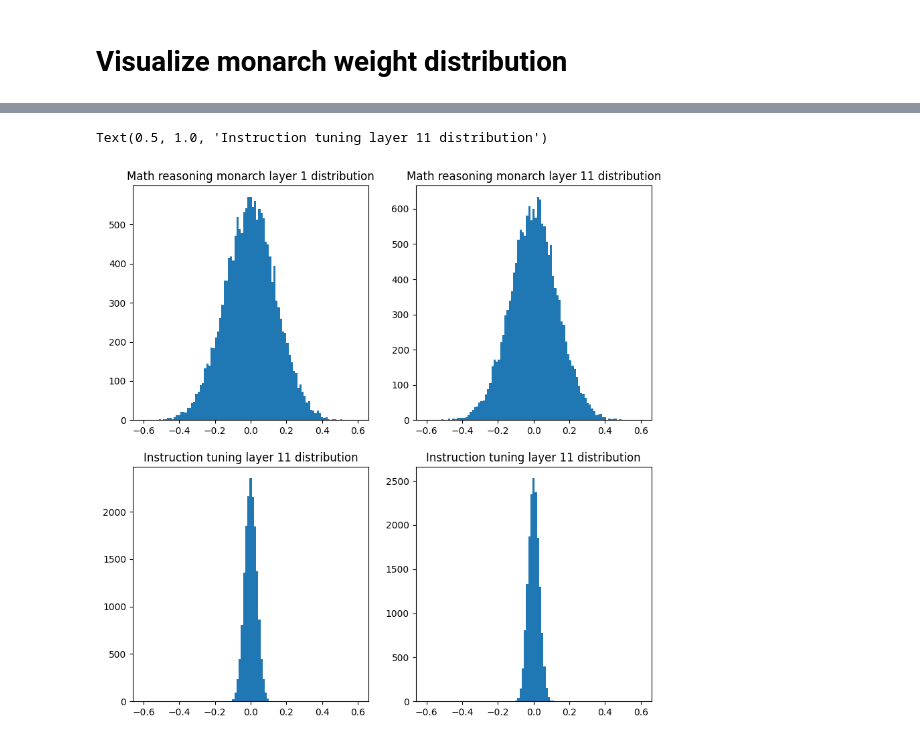
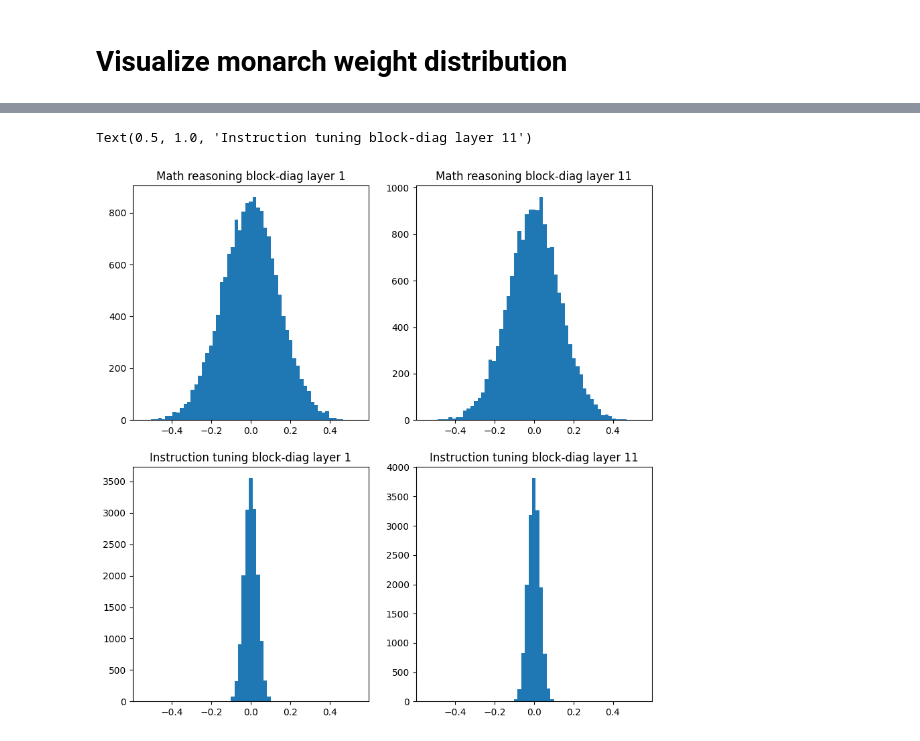
Before and after one commit to SprocketLab/sparse_matrix_fine_tuning, a Jupyter notebook: show_hp.ipynb, the cells around one changed output, grey strips where cells are left out. Drawn from its saved outputs; the diff is of its cells as text; code cells hidden in the pictures.

```diff
--- a/show_hp.ipynb
+++ b/show_hp.ipynb
@@ -90,31 +118,59 @@ Text(0.5, 1.0, 'Llama monarch layer 11 distribution')
 # %%
+# Set plot type
+reconstruct = False
+layer_type = "reconstructed" if reconstruct else "block-diag"
+nbins = 60
+
 plt.figure(figsize=(10, 10))
 math_ckpt = "pyreft/loreft/official_results/llama-7b-hf.math.20240501152313795515/checkpoint-3500/intervenable_model/pytorch_model.bin"
 instruct_ckpt = "results/llama_mmlu/checkpoint-1683/pytorch_model-00001-of-00002.bin"
 llama_math_weights = torch.load(math_ckpt, map_location="cpu")
 llama_weights = torch.load(instruct_ckpt, map_location="cpu")
-nbins = 100
-max_val = 0.6
+max_val = 0.1
+
 plt.subplot(2, 2, 1)
-weights = llama_math_weights["model.layers.1.self_attn.q_proj.blkdiag1"]
-plt.hist(weights.detach().cpu().flatten(), bins=np.linspace(-max_val, max_val, nbins))
-plt.title("Math reasoning monarch layer 1 distribution")
+weights = blkdiag1 = llama_math_weights["model.layers.1.self_attn.q_proj.blkdiag1"].cuda()
+if reconstruct:
+    blkdiag2 = llama_math_weights["model.layers.1.self_attn.q_proj.blkdiag2"].cuda()
+    in_dim = blkdiag1.shape[0] * blkdiag1.shape[-1]
+    weights = blockdiag_butterfly_multiply(torch.eye(in_dim).to(blkdiag1), blkdiag1, blkdiag2)
+
+max_val = weights.max().item()
+
+plt.hist(weights.detach().cpu().flatten().numpy(), bins=np.linspace(-max_val, max_val, nbins))
+plt.title(f"Math reasoning {layer_type} layer 1")
 
 plt.subplot(2, 2, 2)
-weights = llama_math_weights["model.layers.11.self_attn.q_proj.blkdiag1"]
-plt.hist(weights.detach().cpu().flatten(), bins=np.linspace(-max_val, max_val, nbins))
-plt.title("Math reasoning monarch layer 11 distribution")
+weights = blkdiag1 = llama_math_weights["model.layers.11.self_attn.q_proj.blkdiag1"].cuda()
+if reconstruct:
+    blkdiag2 = llama_math_weights["model.layers.11.self_attn.q_proj.blkdiag2"].cuda()
+    in_dim = blkdiag1.shape[0] * blkdiag1.shape[-1]
+    weights = blockdiag_butterfly_multiply(torch.eye(in_dim).to(blkdiag1), blkdiag1, blkdiag2)
+
+
+plt.hist(weights.detach().cpu().flatten().numpy(), bins=np.linspace(-max_val, max_val, nbins))
+plt.title(f"Math reasoning {layer_type} layer 11")
 
 plt.subplot(2, 2, 3)
 
-weights = llama_weights["model.layers.1.self_attn.q_proj.blkdiag1"]
-plt.hist(weights.cpu().flatten(), bins=np.linspace(-max_val, max_val, nbins))
-plt.title("Instruction tuning layer 11 distribution")
+weights = blkdiag1 = llama_weights["model.layers.1.self_attn.q_proj.blkdiag1"].cuda()
+if reconstruct:
+    blkdiag2 = llama_weights["model.layers.1.self_attn.q_proj.blkdiag2"].cuda()
+    in_dim = blkdiag1.shape[0] * blkdiag1.shape[-1]
+    weights = blockdiag_butterfly_multiply(torch.eye(in_dim).to(blkdiag1), blkdiag1, blkdiag2)
+
+plt.hist(weights.detach().cpu().flatten().numpy(), bins=np.linspace(-max_val, max_val, nbins))
+plt.title(f"Instruction tuning {layer_type} layer 1")
 
 plt.subplot(2, 2, 4)
-weights = llama_weights["model.layers.11.self_attn.q_proj.blkdiag1"]
-plt.hist(weights.cpu().flatten(), bins=np.linspace(-max_val, max_val, nbins))
-plt.title("Instruction tuning layer 11 distribution")
+weights = blkdiag1 = llama_weights["model.layers.11.self_attn.q_proj.blkdiag1"].cuda()
+if reconstruct:
+    blkdiag2 = llama_weights["model.layers.11.self_attn.q_proj.blkdiag2"].cuda()
+    in_dim = blkdiag1.shape[0] * blkdiag1.shape[-1]
+    weights = blockdiag_butterfly_multiply(torch.eye(in_dim).to(blkdiag1), blkdiag1, blkdiag2)
+
+plt.hist(weights.detach().cpu().flatten().numpy(), bins=np.linspace(-max_val, max_val, nbins))
+plt.title(f"Instruction tuning {layer_type} layer 11")
 # %% [output]
-Text(0.5, 1.0, 'Instruction tuning layer 11 distribution')
+Text(0.5, 1.0, 'Instruction tuning block-diag layer 11')
-[figure, old version]
+[figure, new version]
```
Also changed, not shown: parts of 1 cell of this notebook, 40 other files.
